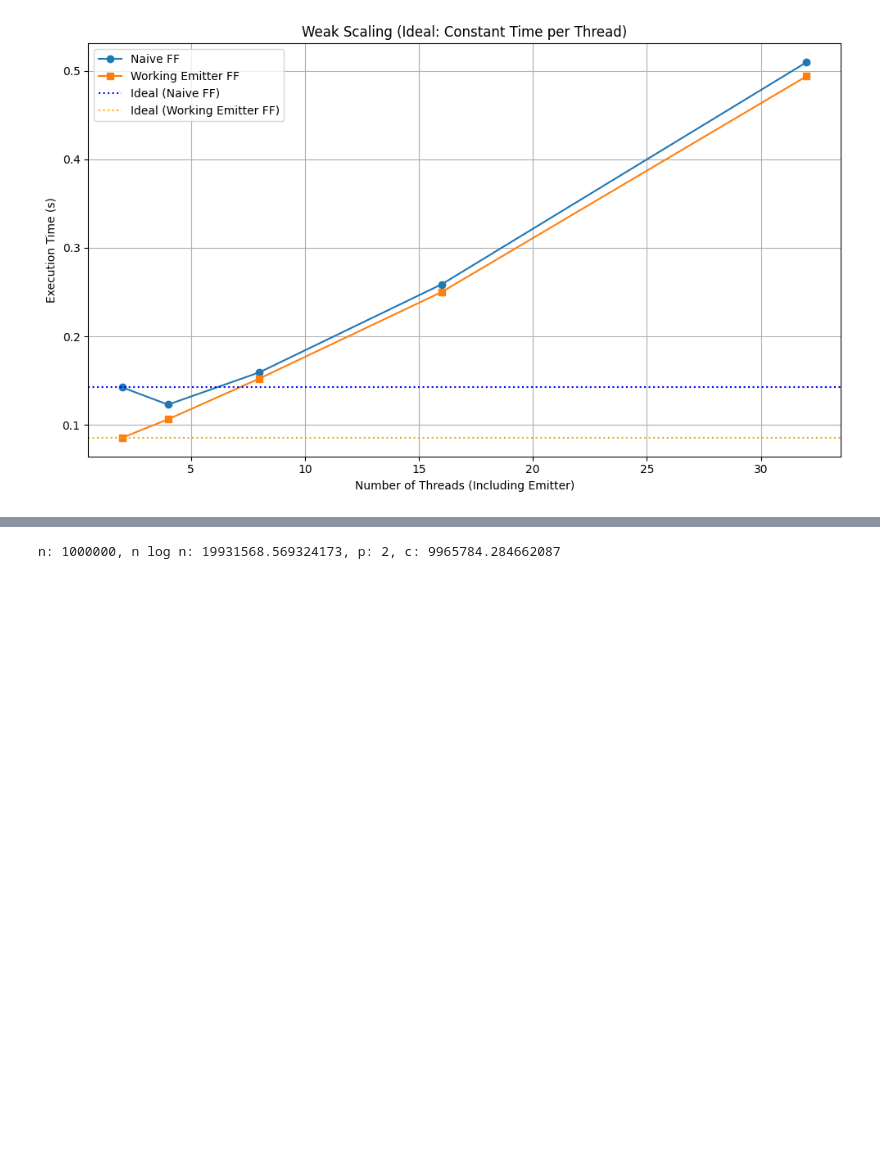
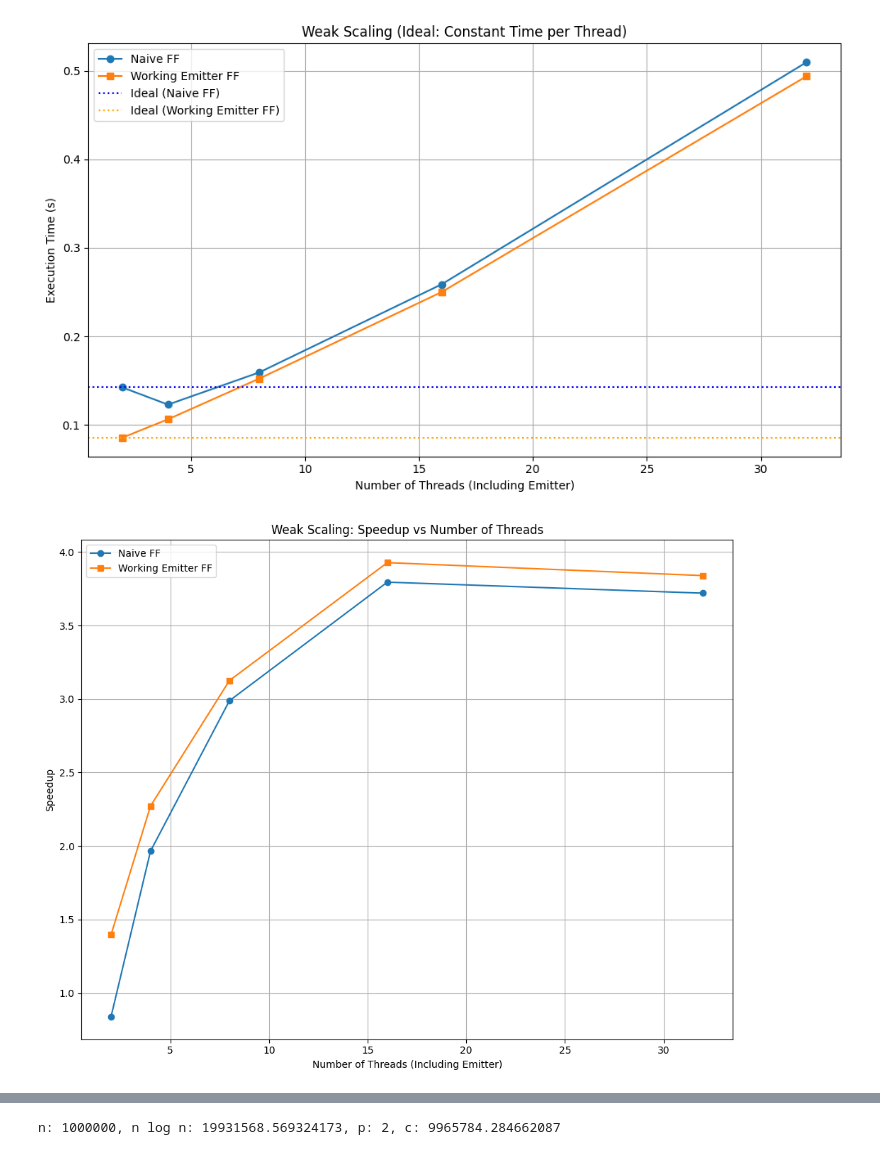
Before and after one commit to DavideB45/SPM, a Jupyter notebook: assignment4/analysis.ipynb, the cells around one changed output, grey strips where cells are left out. Saved outputs shown, nothing was run; the diff lists cells and outputs as text; code cells hidden in the pictures; blank space fills up the shorter version.

Commit message:
weak scaling plots

```diff
--- a/assignment4/analysis.ipynb
+++ b/assignment4/analysis.ipynb
@@ -372,3 +373,41 @@ plt.savefig('figures/weak_scaling.png', dpi=500, bbox_inches='tight')
 plt.show()
 # %% [output]
 [figure]
+# %%
+import pandas as pd
+import matplotlib.pyplot as plt
+
+# Load the data
+df_naive = pd.read_csv('results/naive_ff_w.csv')
+df_emitter = pd.read_csv('results/working_emitter_ff_w.csv')
+df_seq = pd.read_csv('results/sequential_w.csv')
+
+# Add total thread count (workers + 1 for emitter)
+df_naive['threads'] = df_naive['workers'] + 1
+df_emitter['threads'] = df_emitter['workers'] + 1
+
+# Compute speedup using sequential time for matching problem sizes
+# Assumes same problem size order in df_seq
+df_naive['speedup'] = df_seq['time'].values / df_naive['time']
+df_emitter['speedup'] = df_seq['time'].values / df_emitter['time']
+
+# Plotting
+plt.figure(figsize=(10, 8))
+
+# Plot speedups
+plt.plot(df_naive['threads'], df_naive['speedup'], marker='o', label='Naive FF')
+plt.plot(df_emitter['threads'], df_emitter['speedup'], marker='s', label='Working Emitter FF')
+
+# Labels and formatting
+plt.xlabel('Number of Threads (Including Emitter)')
+plt.ylabel('Speedup')
+plt.title('Weak Scaling: Speedup vs Number of Threads')
+plt.grid(True)
+plt.legend()
+plt.tight_layout()
+
+# Save to file
+plt.savefig('figures/weak_scaling_speedup.png', dpi=300, bbox_inches='tight')
+plt.show()
+# %% [output]
+[figure, added]
```
Also changed, not shown: parts of 5 cells of this notebook, 2 other files.
